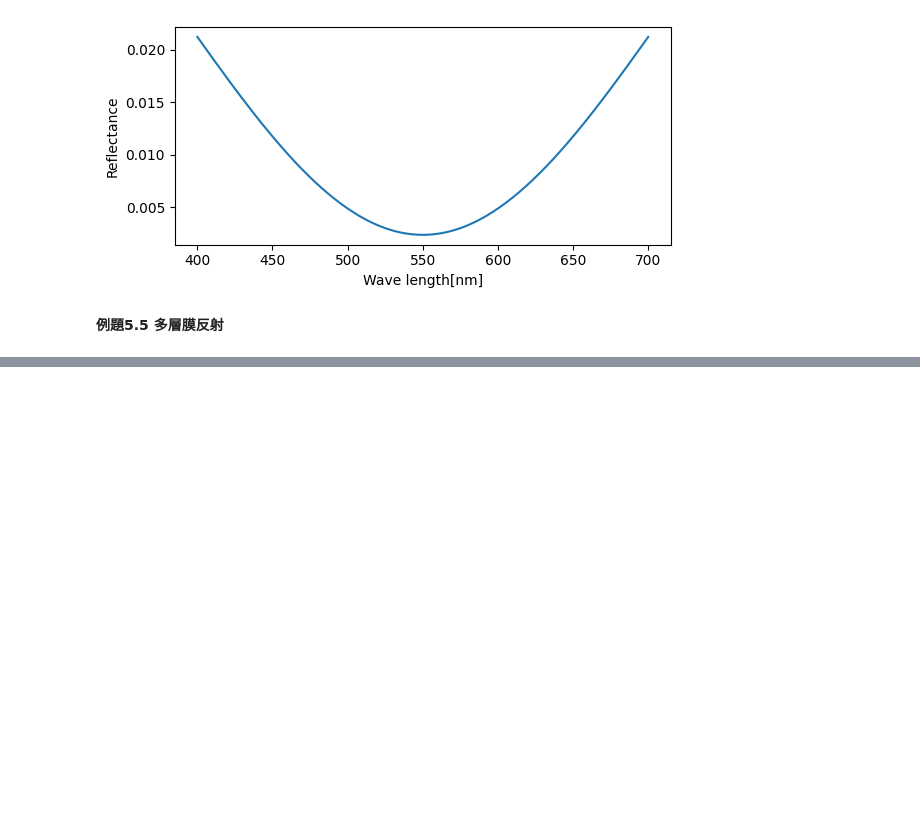
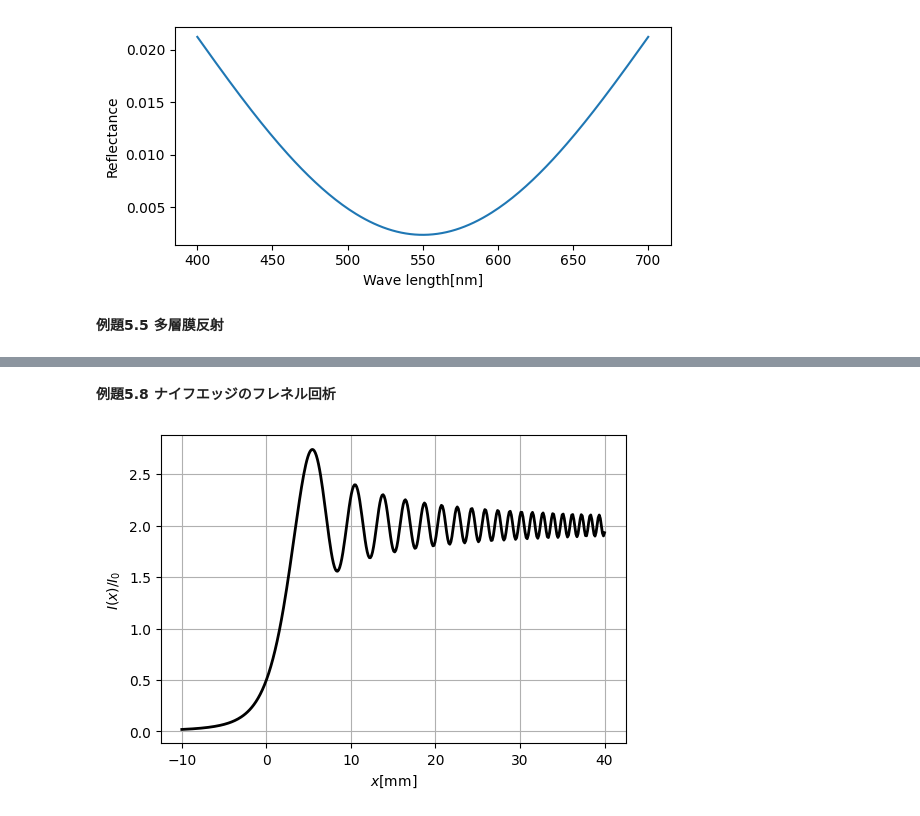
Before and after one commit to naotaka0608/python-, a Jupyter notebook: Pythonで学ぶ光学の基礎.ipynb, the cells around one changed output, grey strips where cells are left out. Saved outputs shown, nothing was run; the diff lists cells and outputs as text; code cells hidden in the pictures; blank space fills up the shorter version.

```diff
--- a/Pythonで学ぶ光学の基礎.ipynb
+++ b/Pythonで学ぶ光学の基礎.ipynb
@@ -371,0 +426,21 @@ fig.savefig("two_layer.png")
+# %% [markdown]
+**例題5.8 ナイフエッジのフレネル回析**
+# %%
+import numpy as np
+from scipy.special import fresnel
+import matplotlib.pyplot as plt
+
+wave_l = 0.63**(-3)
+r0 = 10
+
+x = np.linspace(-10, 40, 400)
+xx = x * np.sqrt(2/(wave_l * r0))
+fs, fc = fresnel(xx)
+I = (1/2 + fc)**2 + (1/2 + fs)**2
+fig, ax = plt.subplots(figsize=(6, 4))
+ax.plot(x, I, c="k", linewidth=2)
+ax.set(xlabel="$x$[mm]", ylabel="$I(x)/I_0$")
+ax.grid()
+fig.savefig("fresnel_edge.png")
+# %% [output]
+[figure, added]
```
Also changed, not shown: parts of 33 cells of this notebook.
